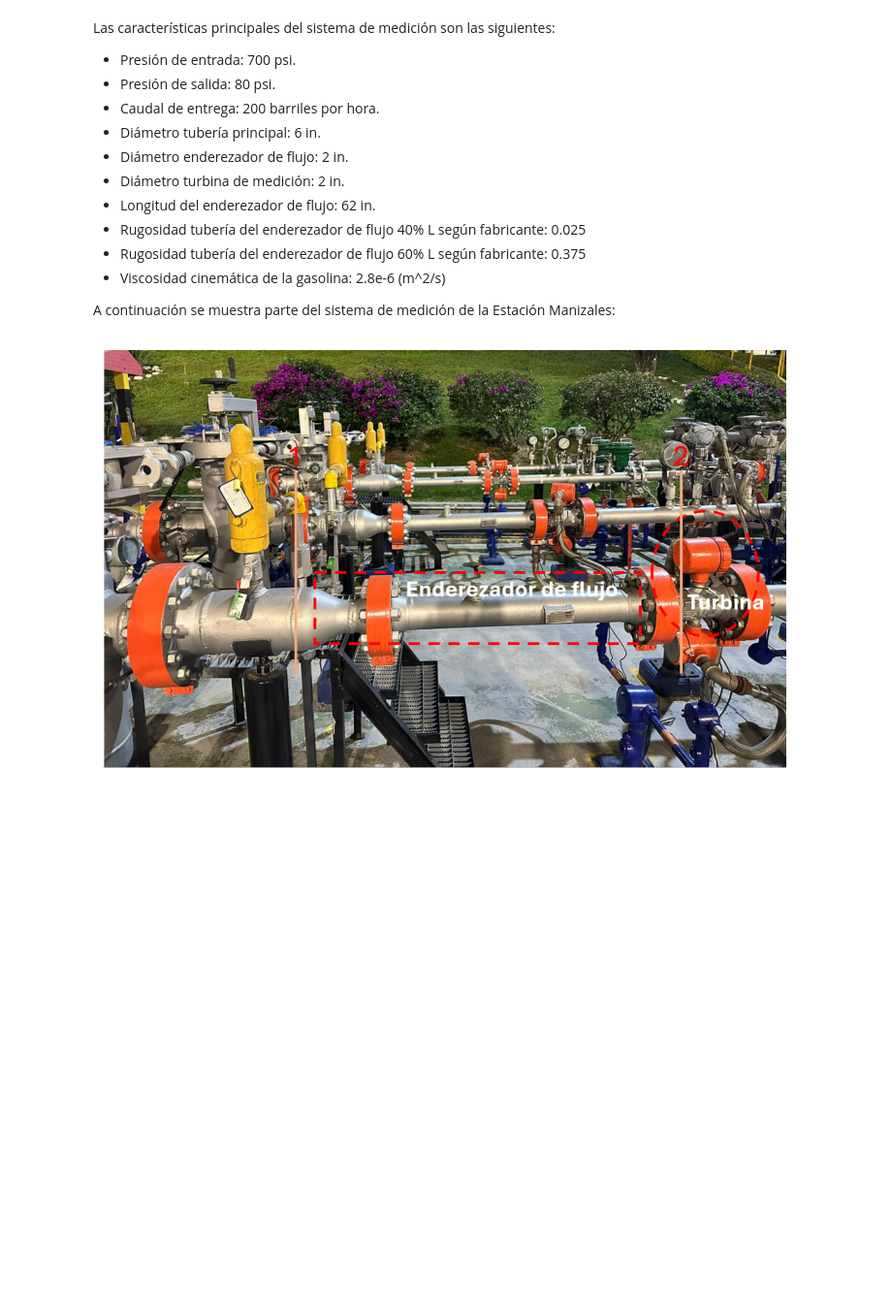
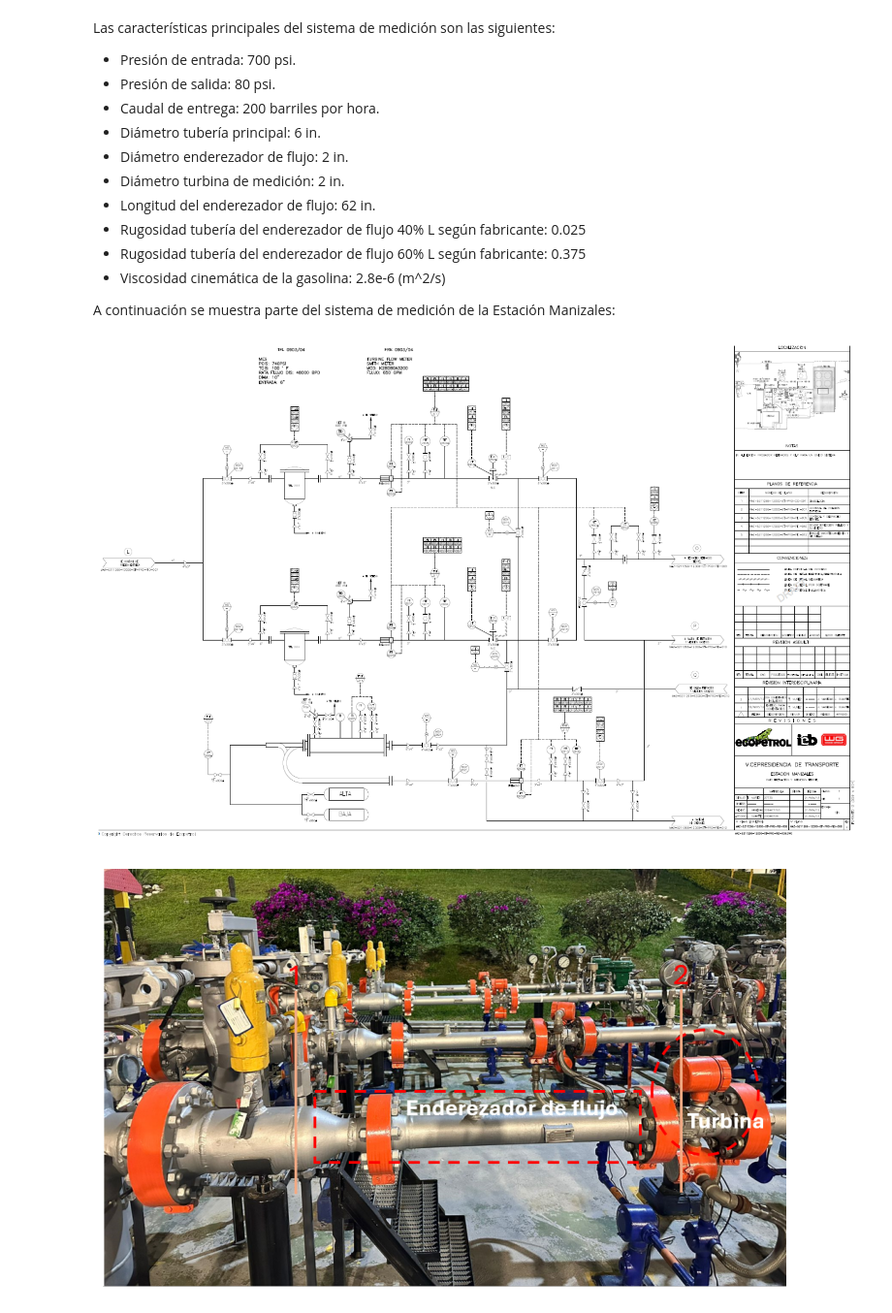
Before and after one commit to ESTEBANBECAL/Flow-Velocity-using-Darcy-Weisbach, a Jupyter notebook: EJECUTABLE.ipynb, the cells around one changed output. Shown at 97% size. Cells and saved outputs as stored; diff of their text form; code cells hidden in the pictures; blank space fills up the shorter version.

```diff
--- a/EJECUTABLE.ipynb
+++ b/EJECUTABLE.ipynb
@@ -31,6 +61,20 @@ Las características principales del sistema de medición son las siguientes:
 *   Viscosidad cinemática de la gasolina: 2.8e-6 (m^2/s)
 
 A continuación se muestra parte del sistema de medición de la Estación Manizales:
+# %%
+ruta_imagen1 = 'Diagrama_control.png'
+
+imagen1 = mpimg.imread(ruta_imagen1)
+
+plt.figure(figsize=(40, 40))
+
+plt.subplot(1, 2, 2)
+plt.imshow(imagen1)
+plt.axis('off')
+
+plt.show()
+# %% [output]
+[figure, added]
 # %%
 ruta_imagen1 = 'Imagen1.png'
 
```
Also changed, not shown: parts of 12 cells of this notebook.
